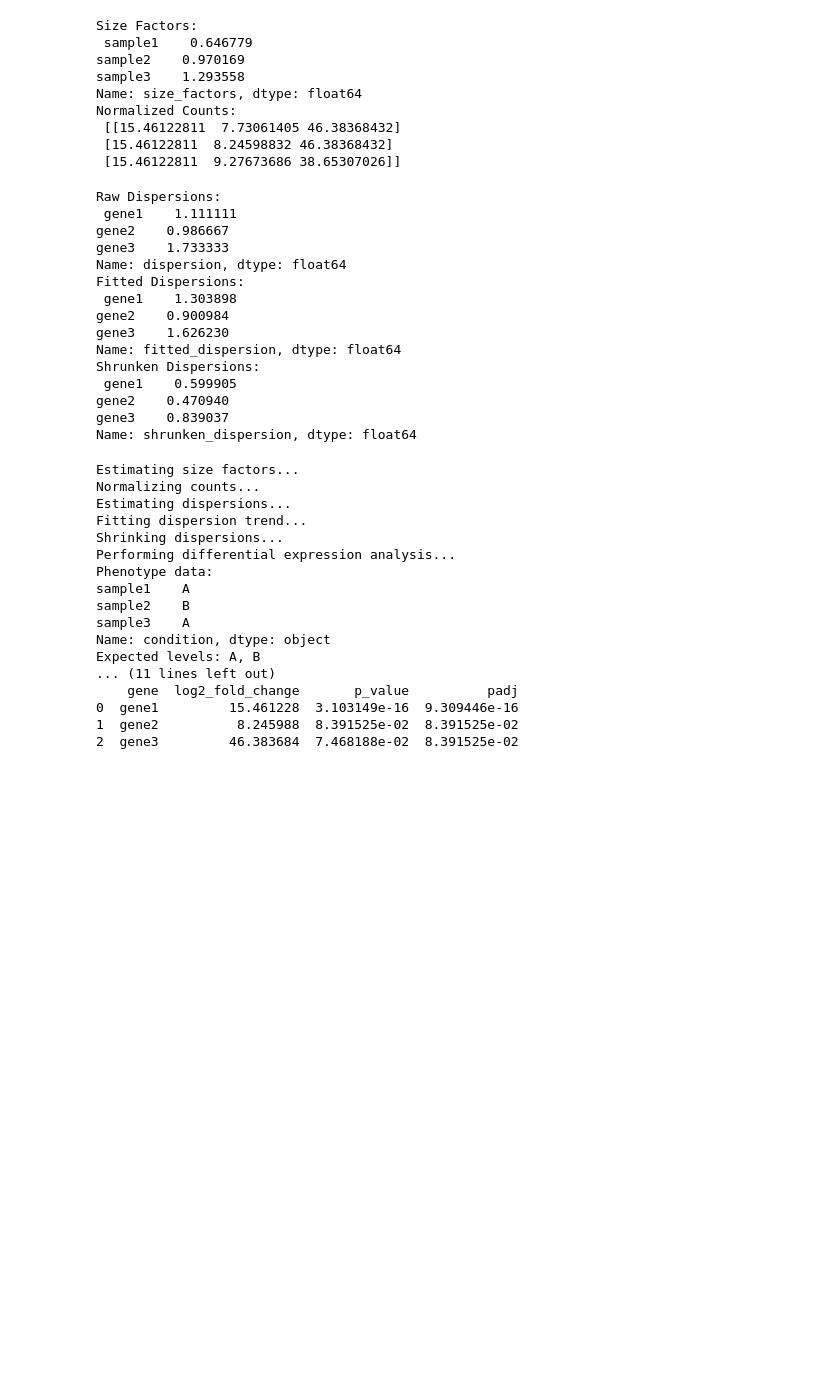
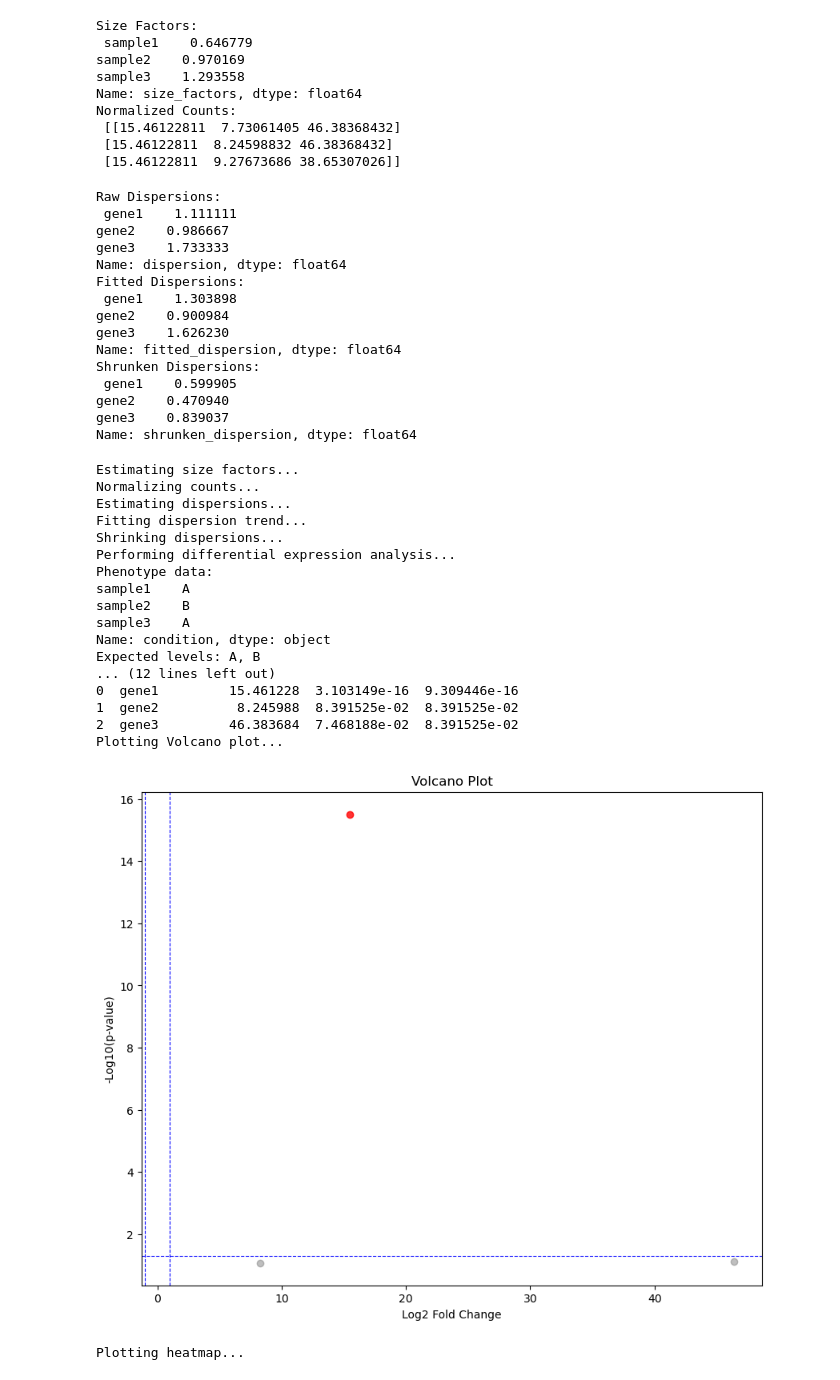
Before and after one commit to l1joseph/IDEA, a Jupyter notebook: cse185.ipynb, the cells around one changed output. Saved outputs shown, nothing was run; the diff lists cells and outputs as text; code cells hidden in the pictures; blank space fills up the shorter version.

```diff
--- a/cse185.ipynb
+++ b/cse185.ipynb
@@ -277,6 +287,15 @@ import pandas as pd
 import numpy as np
 import statsmodels.api as sm
 from scipy.stats import rankdata
+
+class DESeqResults:
+    def __init__(self, dds, contrast):
+        self.dds = dds
+        self.contrast = contrast
+        self.results = None
+
+    def get_results(self):
+        return self.results
 
 def deseq(dds, contrast):
     """
@@ -367,6 +422,7 @@ def adjust_pvalues(pvalues):
 # from normalization import size_factors, normalize_counts
 # from dispersion import estimate_dispersions, dispersion_trend, fit_dispersion_trend, shrink_dispersions
 # from differential_expression import deseq
+# from utilities import plotVolcano, plotHeatmap
 
 # Sample data for testing
 def create_sample_data():
@@ -401,33 +457,42 @@ def test_workflow():
     fit_dispersion_trend(adata)
     print("Shrinking dispersions...")
     shrink_dispersions(adata)
 
     # Perform differential expression analysis
     contrast = ('condition', 'A', 'B')
     print("Performing differential expression analysis...")
     results = deseq(adata, contrast)
 
     # Print results
     print("Differential expression analysis results:")
-    print(results.get_results())
+    df_results = results.get_results()
+    print(df_results)
+
+    print("Plotting Volcano plot...")
+    plotVolcano(df_results)
+
+    print("Plotting heatmap...")
+    plotHeatmap(df_results, adata)
 
 if __name__ == "__main__":
     test_workflow()
 # %% [output]
 Estimating size factors...
 Normalizing counts...
 Estimating dispersions...
 Fitting dispersion trend...
 Shrinking dispersions...
 Performing differential expression analysis...
 Phenotype data:
 sample1    A
 sample2    B
 sample3    A
 Name: condition, dtype: object
 Expected levels: A, B
-... (11 lines left out)
-    gene  log2_fold_change       p_value          padj
+... (12 lines left out)
 0  gene1         15.461228  3.103149e-16  9.309446e-16
 1  gene2          8.245988  8.391525e-02  8.391525e-02
 2  gene3         46.383684  7.468188e-02  8.391525e-02
+Plotting Volcano plot...
+[figure, added]
+Plotting heatmap...
```
Also changed, not shown: parts of 3 cells of this notebook.
